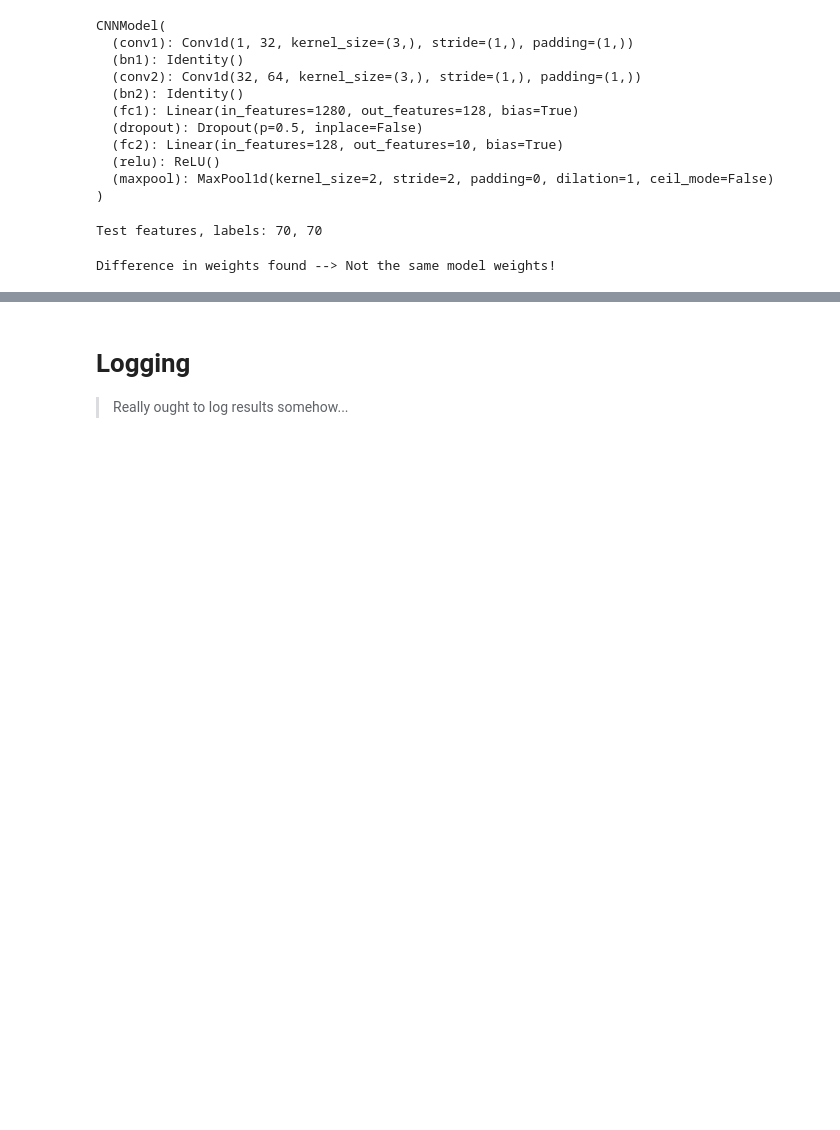
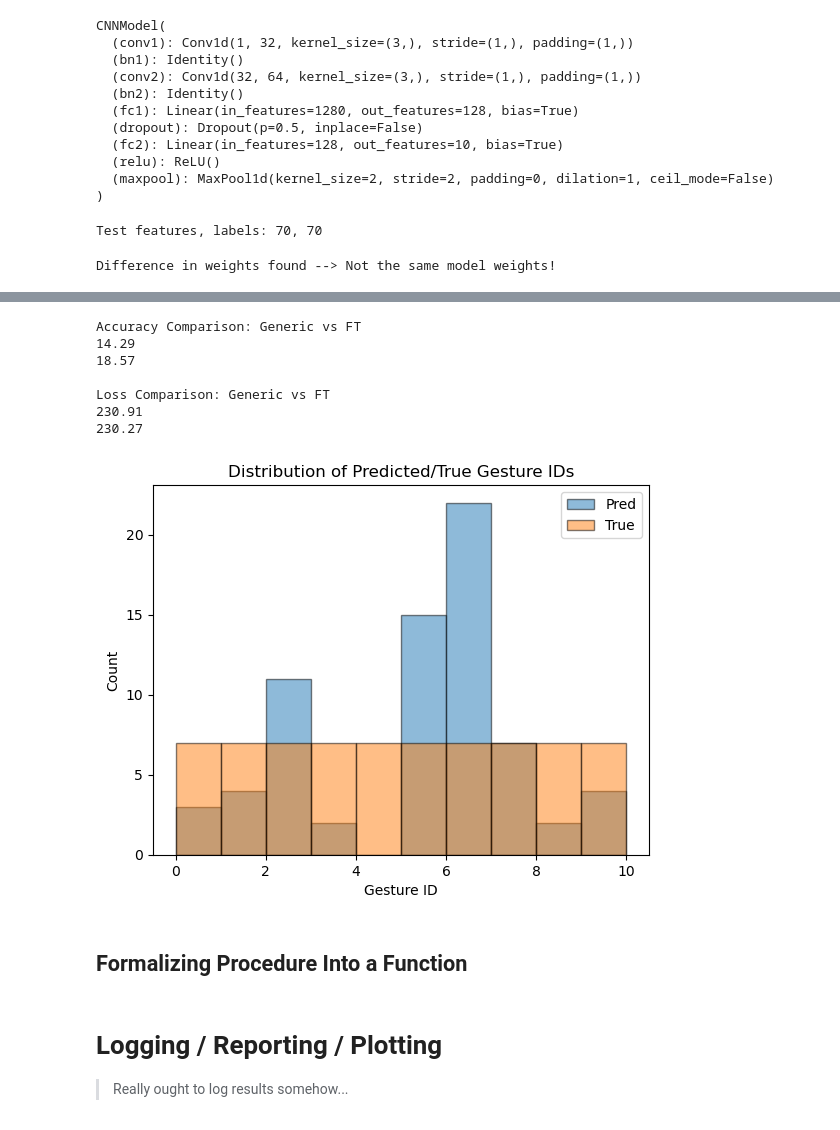
Before and after one commit to kdmalc/fl-gestures, a Jupyter notebook: ELEC573_Proj/201_CNN_AMC_FT_Study.ipynb, the cells around one changed output, grey strips where cells are left out. Cells and saved outputs as stored; diff of their text form; code cells hidden in the pictures; blank space fills up the shorter version.

```diff
--- a/ELEC573_Proj/201_CNN_AMC_FT_Study.ipynb
+++ b/ELEC573_Proj/201_CNN_AMC_FT_Study.ipynb
@@ -360,0 +354,31 @@ print(f"Detailed performance log saved to: {log_file}")
+# %%
+generic41_on_127_res = evaluate_model(clus41_model, p127_test_loader)
+ft41_on_127_res = evaluate_model(ft127_model, p127_test_loader)
+
+print(f"Accuracy Comparison: Generic vs FT")
+print(f"{(generic41_on_132_res['accuracy']*100):.2f}")
+print(f"{(ft41_on_132_res['accuracy']*100):.2f}")
+print()
+print(f"Loss Comparison: Generic vs FT")
+print(f"{(generic41_on_132_res['loss']*100):.2f}")
+print(f"{(ft41_on_132_res['loss']*100):.2f}")
+
+# Would be interesting to see the distribution of pred labels vs true labels
+plt.hist(ft41_on_132_res['predictions'], bins=range(0, 11), edgecolor='black', alpha=0.5, label="Pred")
+plt.hist(ft41_on_132_res['true_labels'], bins=range(0, 11), edgecolor='black', alpha=0.5, label="True")
+plt.title('Distribution of Predicted/True Gesture IDs')
+plt.xlabel('Gesture ID')
+plt.ylabel('Count')
+plt.legend()
+plt.show()
+# %% [output]
+Accuracy Comparison: Generic vs FT
+14.29
+18.57
+
+Loss Comparison: Generic vs FT
+230.91
+230.27
+[figure, added]
+# %% [markdown]
+## Formalizing Procedure Into a Function
@@ -361,3 +436,3 @@ print(f"Detailed performance log saved to: {log_file}")
 # %% [markdown]
-# Logging
+# Logging / Reporting / Plotting
 > Really ought to log results somehow...
```
Also changed, not shown: parts of 17 cells of this notebook, 4 other files.
